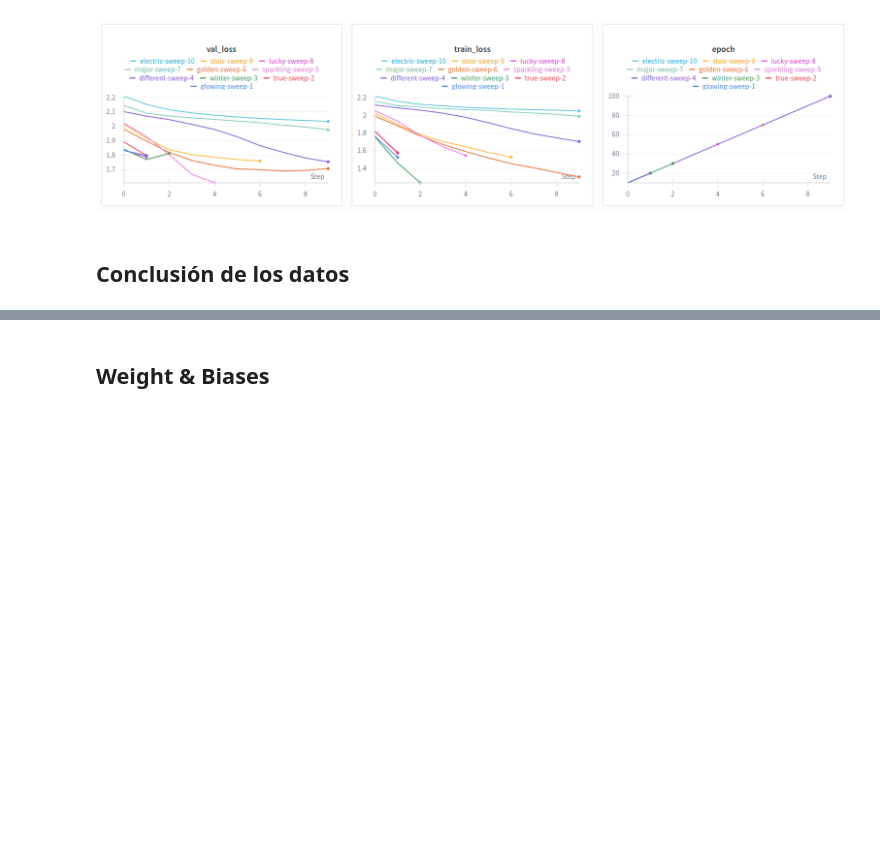
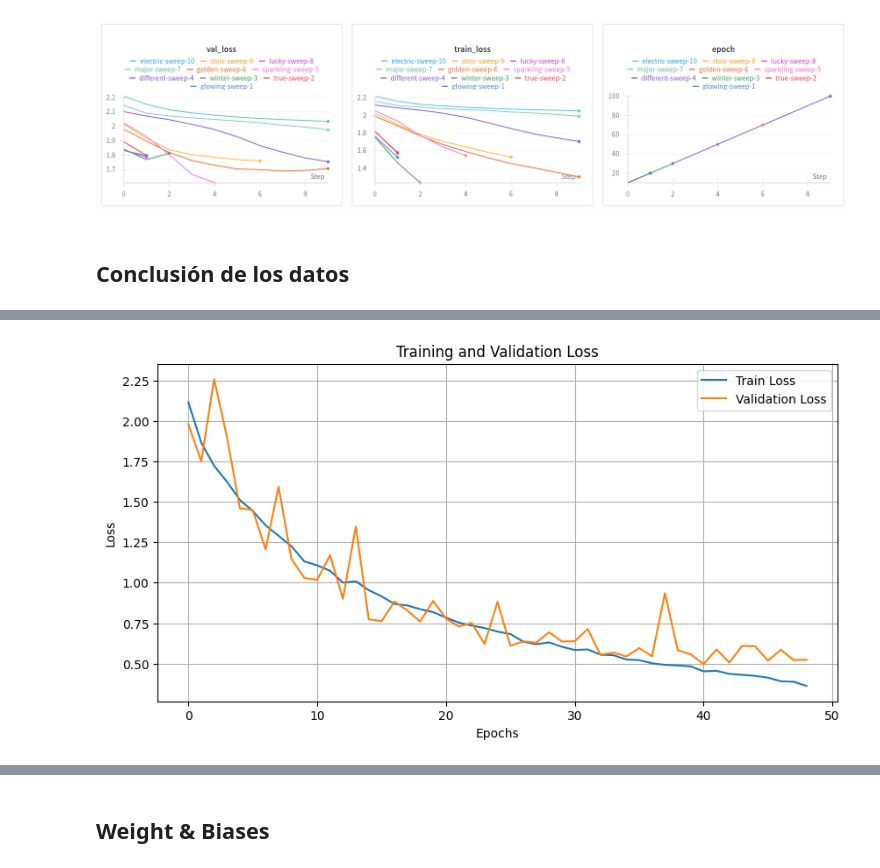
Before and after one commit to nataliacampiglia/tdl_tarea_1, a Jupyter notebook: Tarea_1_letra.ipynb, the cells around one changed output, grey strips where cells are left out. Saved outputs shown, nothing was run; the diff lists cells and outputs as text; code cells hidden in the pictures; blank space fills up the shorter version.

Commit message:
DenseNet original con nuevas transforms. Corrida manual

```diff
--- a/Tarea_1_letra.ipynb
+++ b/Tarea_1_letra.ipynb
@@ -742,0 +743,2 @@ weighted avg       0.42      0.43      0.42      3925
+# %%
+IMG_SIZE = 128 # image size lo mas grande posible para tener mas resolucion
@@ -742,0 +770,13 @@ weighted avg       0.42      0.43      0.42      3925
+# %%
+class TransitionLayer(nn.Module):
+    def __init__(self, in_channels, out_channels):
+        super(TransitionLayer, self).__init__()
+        self.bn = nn.BatchNorm2d(in_channels)
+        self.relu = nn.ReLU(inplace=True) #optional
+        self.conv = nn.Conv2d(in_channels, out_channels, kernel_size=1)
+        self.pool = nn.AvgPool2d(kernel_size=2, stride=2)
+
+    def forward(self, x):
+        # x = self.conv(self.bn(x))
+        x = self.conv(self.relu(self.bn(x))) #relu es opcional
+        return self.pool(x)
@@ -753 +877,3 @@ weighted avg       0.42      0.43      0.42      3925
+# %%
+train_loader, val_loader, test_loader = get_dataloaders(train_tfms_densenet, val_tfms_densenet, BATCH_SIZE, NUM_WORKERS)
 # %% [markdown]
@@ -754,0 +881,20 @@ weighted avg       0.42      0.43      0.42      3925
+# %%
+model = DenseNet(
+    num_layers=[6, 12, 24, 16], growth_rate=12, num_classes=10
+).to(DEVICE)
+
+optimizer = optim.Adam(model.parameters(), lr=LR)
+
+CRITERION = nn.CrossEntropyLoss().to(DEVICE)
+
+train_errors_dn, val_errors_dn = train(
+    model=model,
+    optimizer=optimizer,
+    criterion=CRITERION,
+    train_loader=train_loader,
+    val_loader=val_loader,
+    device=DEVICE,
+    do_early_stopping=True,
+    patience=8,
+    epochs=EPOCHS,
+)
@@ -754,0 +919,4 @@ weighted avg       0.42      0.43      0.42      3925
+# %%
+plot_training(train_errors_dn, val_errors_dn)
+# %% [output]
+[figure, added]
```
Also changed, not shown: parts of 22 cells of this notebook.
